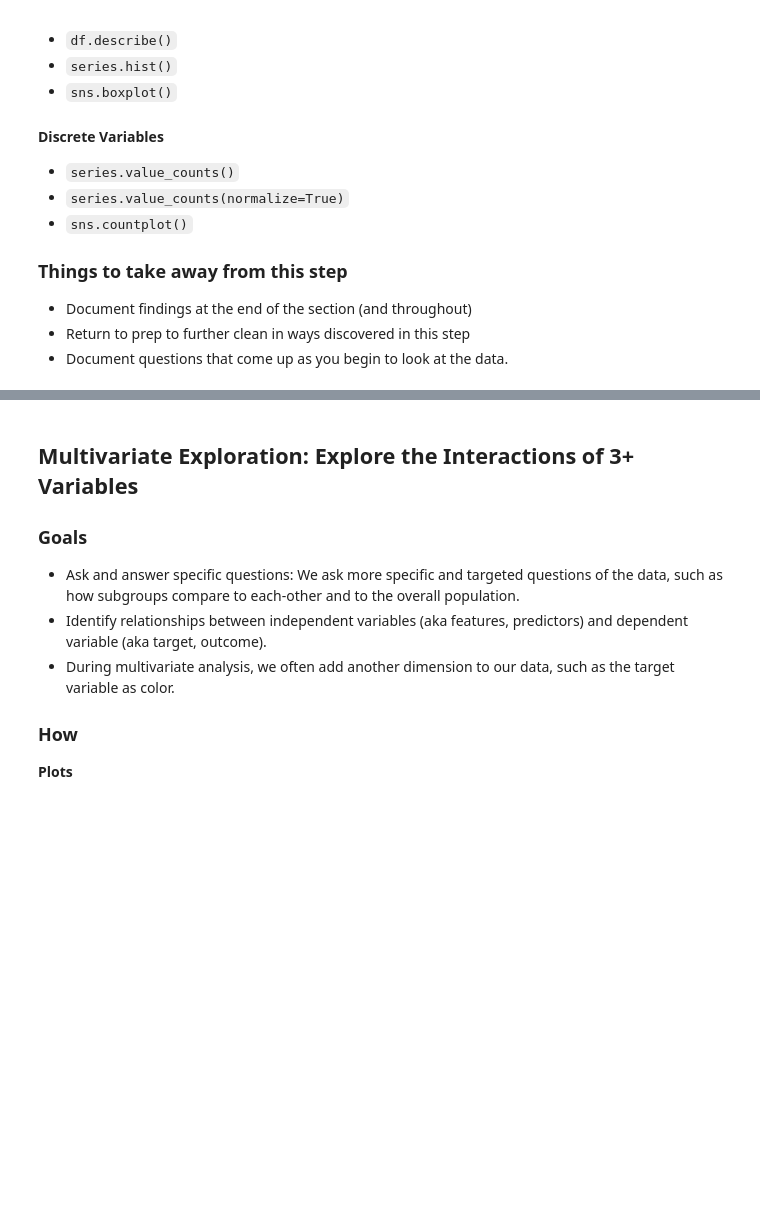
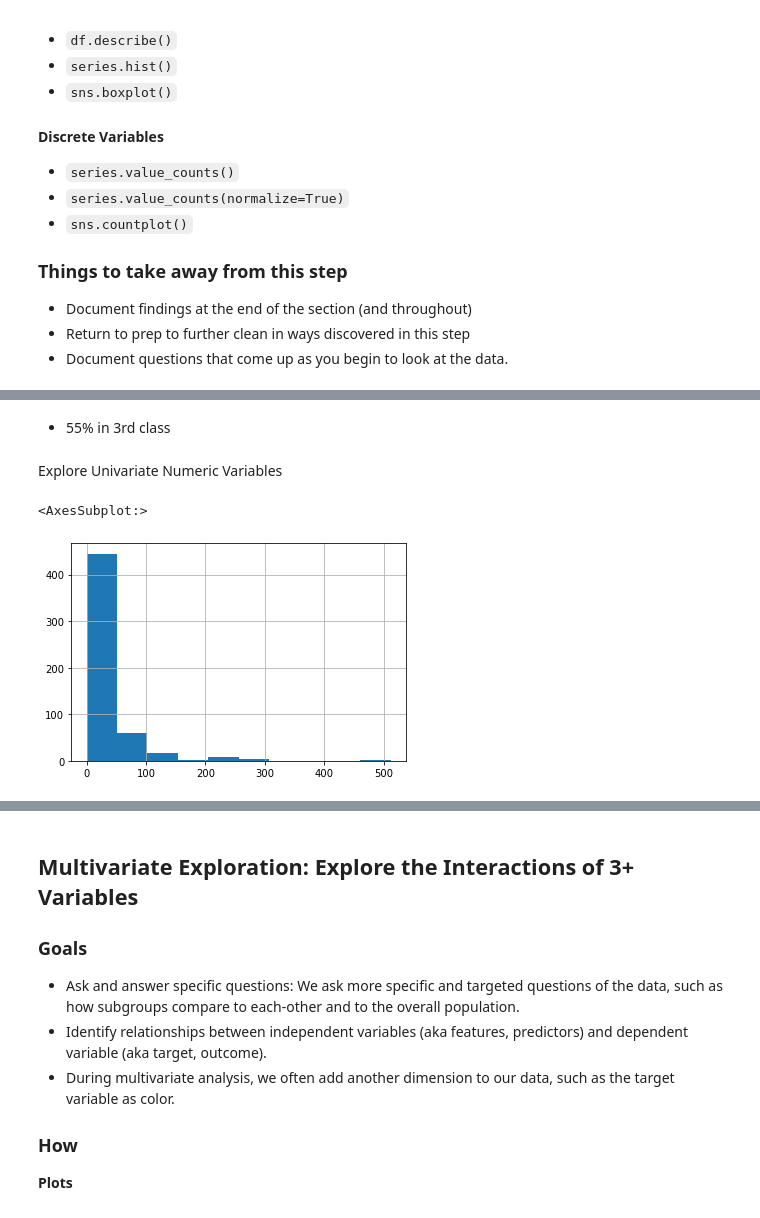
Before and after one commit to CodeupClassroom/leavitt-classification-exercises, a Jupyter notebook: explore.ipynb, the cells around one changed output, grey strips where cells are left out. Drawn from its saved outputs; the diff is of its cells as text; code cells hidden in the pictures; blank space fills up the shorter version.

Commit message:
explore lesson

```diff
--- a/explore.ipynb
+++ b/explore.ipynb
@@ -131,0 +290,9 @@ Prepare the Titanic data. We apply the same steps before splitting so that we ha
+# %% [markdown]
+- 55% in 3rd class
+# %% [markdown]
+Explore Univariate Numeric Variables
+# %%
+train.fare.hist()
+# %% [output]
+<AxesSubplot:>
+[figure, added]
```
Also changed, not shown: parts of 38 cells of this notebook.
